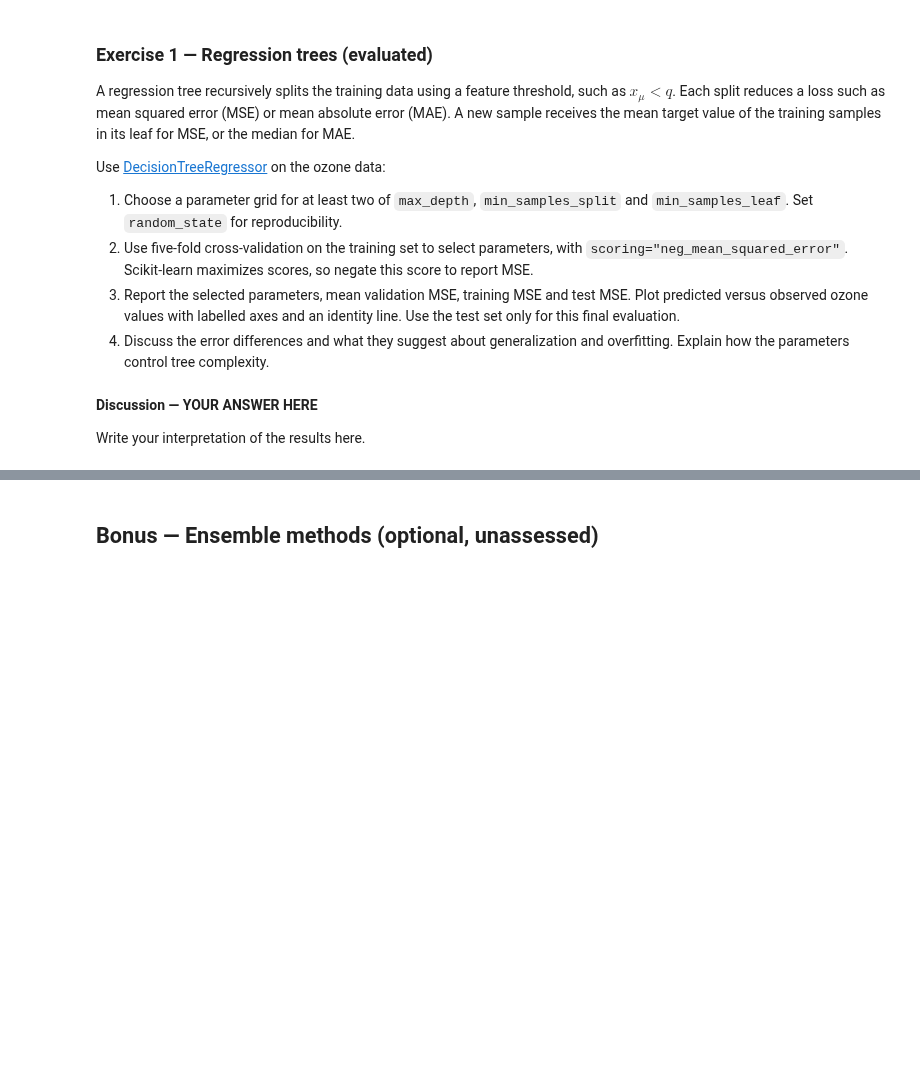
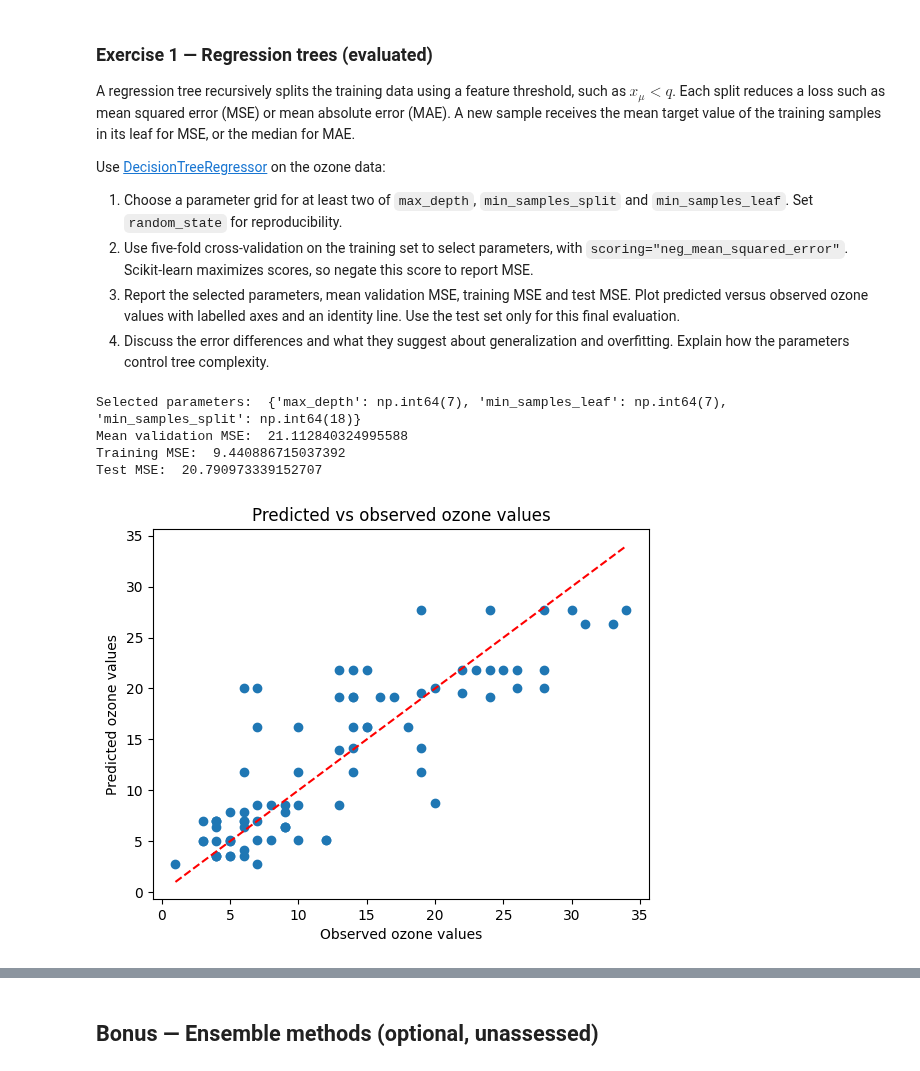
Before and after one commit to SchaferL/FundamentalLearningEPFL, a Jupyter notebook: TP4/TP4_public.ipynb, the cells around one changed output, grey strips where cells are left out. Drawn from its saved outputs; the diff is of its cells as text; code cells hidden in the pictures; blank space fills up the shorter version.

```diff
--- a/TP4/TP4_public.ipynb
+++ b/TP4/TP4_public.ipynb
@@ -507,4 +580,39 @@ Use [DecisionTreeRegressor](https://scikit-learn.org/stable/modules/generated/sk
-# %% [markdown]
-**Discussion — YOUR ANSWER HERE**
-
-Write your interpretation of the results here.
+# %%
+# TODO: tune a regression tree by cross-validation, report MSEs and plot predictions.
+# YOUR CODE HERE
+
+# 1
+parameter_grid = {'max_depth': np.arange(1, 20), 'min_samples_split': np.arange(2, 20, 2), 'min_samples_leaf': np.arange(1, 20, 2)}
+random_state = 1
+
+# 2
+from sklearn.tree import DecisionTreeRegressor
+decision_tree = DecisionTreeRegressor(random_state=random_state)
+grid_search = GridSearchCV(decision_tree, parameter_grid, cv=5, scoring='neg_mean_squared_error')
+grid_search.fit(X_train, y_train)
+
+# 3
+selected_parameters = grid_search.best_params_
+print("Selected parameters: ", selected_parameters)
+
+mean_validation_MSE = -grid_search.best_score_
+print("Mean validation MSE: ", mean_validation_MSE)
+
+training_MSE = mean_squared_error(y_train, grid_search.predict(X_train))
+print("Training MSE: ", training_MSE)
+
+test_MSE = mean_squared_error(y_test, grid_search.predict(X_test))
+print("Test MSE: ", test_MSE)
+# %% [output]
+Selected parameters:  {'max_depth': np.int64(7), 'min_samples_leaf': np.int64(7), 'min_samples_split': np.int64(18)}
+Mean validation MSE:  21.112840324995588
+Training MSE:  9.440886715037392
+Test MSE:  20.790973339152707
+# %%
+plt.plot(y_test + ymean, grid_search.predict(X_test) + ymean, 'o')
+plt.plot([min(y_test) + ymean, max(y_test) + ymean], [min(y_test) + ymean, max(y_test) + ymean], 'r--')
+plt.xlabel("Observed ozone values")
+plt.ylabel("Predicted ozone values")
+plt.title("Predicted vs observed ozone values");
+# %% [output]
+[figure, added]
```
Also changed, not shown: parts of 25 cells of this notebook, 3 other files.
